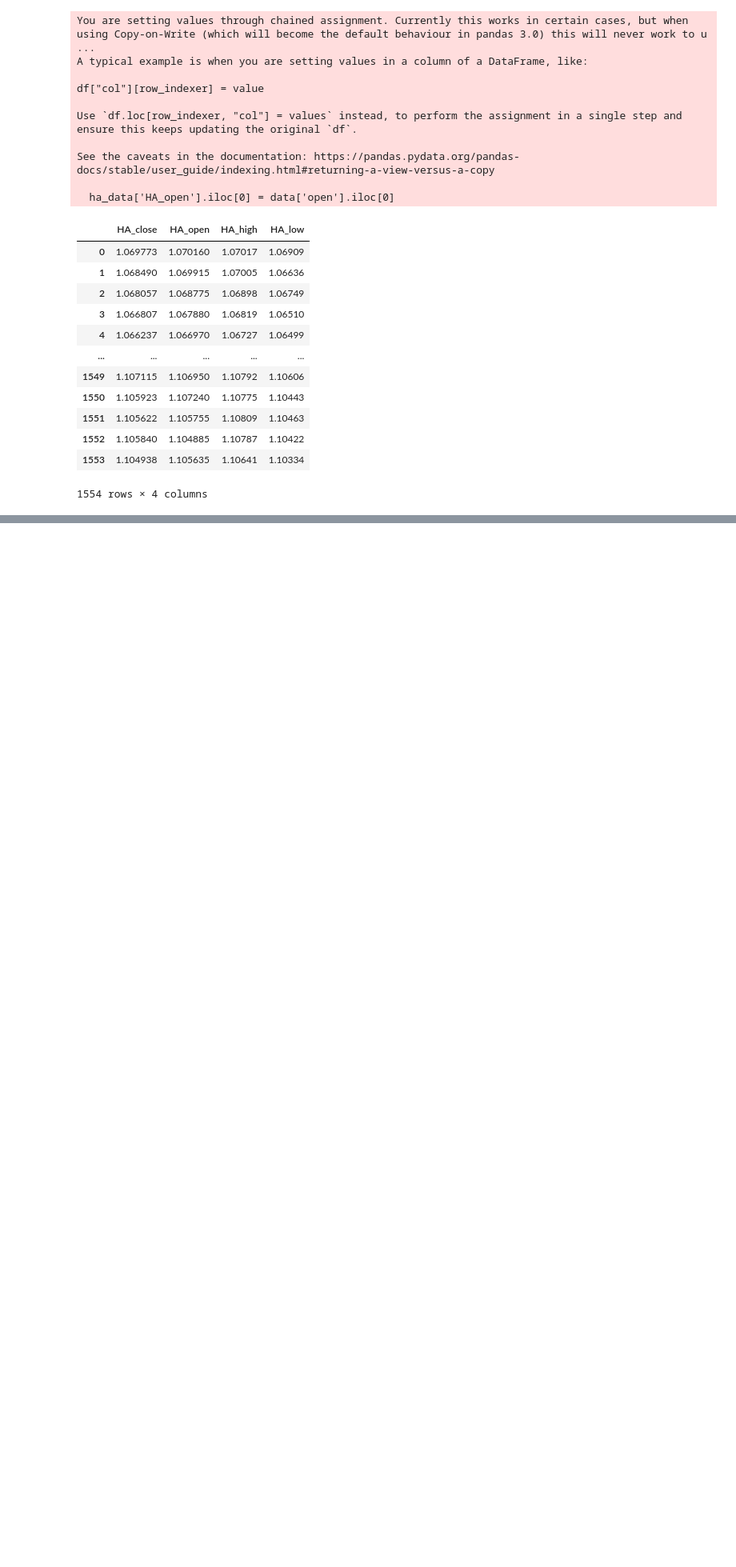
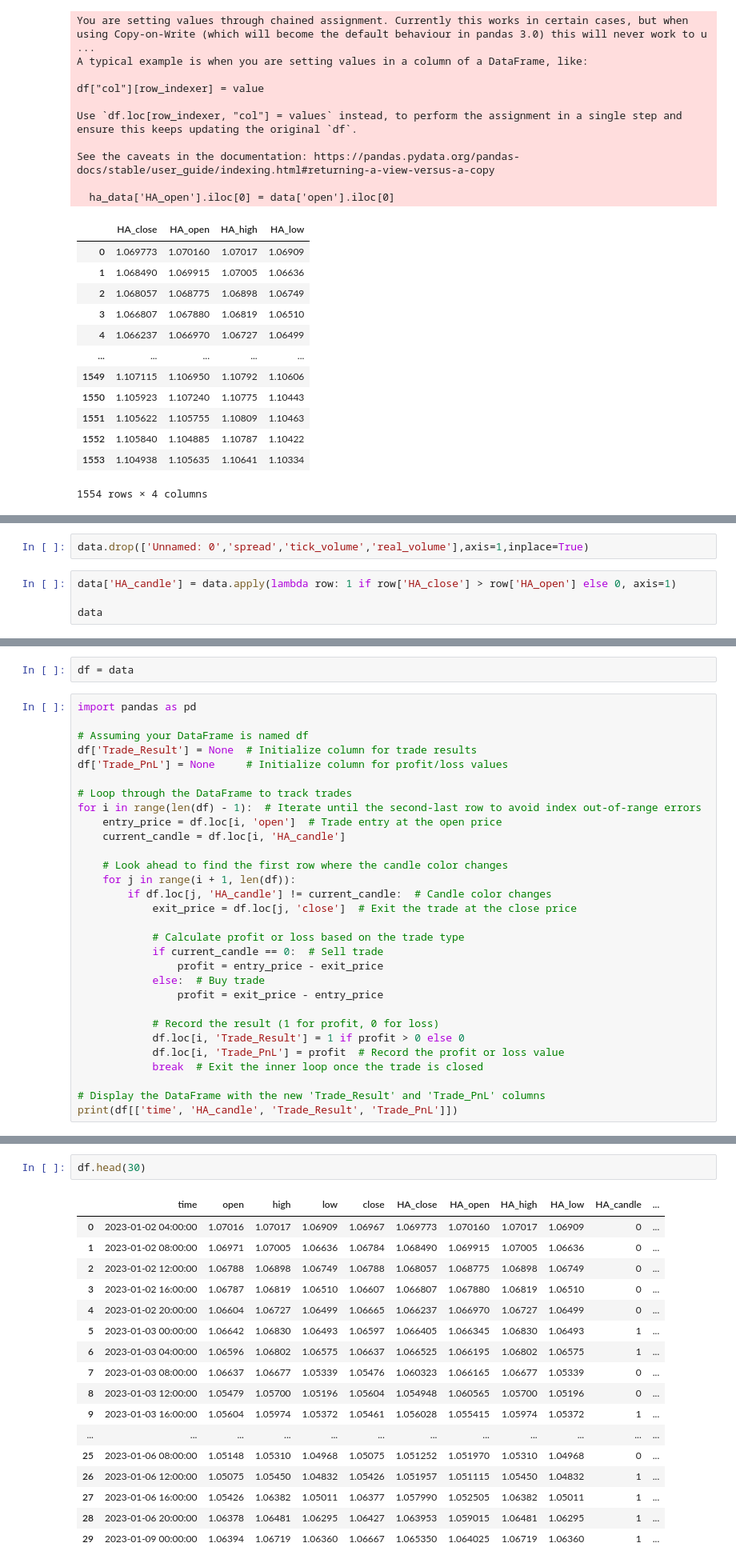
Before and after one commit to hevardhan/BullsEye---v5, a Jupyter notebook: ipynb s/ha.ipynb, the cells around one changed output, grey strips where cells are left out. Shown: that part at 80% size. Saved outputs shown, nothing was run; the diff lists cells and outputs as text; blank space fills up the shorter version.

```diff
--- a/ipynb s/ha.ipynb
+++ b/ipynb s/ha.ipynb
@@ -67,0 +89,6 @@ See the caveats in the documentation: https://pandas.pydata.org/pandas-docs/stab
+# %%
+data.drop(['Unnamed: 0','spread','tick_volume','real_volume'],axis=1,inplace=True)
+# %%
+data['HA_candle'] = data.apply(lambda row: 1 if row['HA_close'] > row['HA_open'] else 0, axis=1)
+
+data
@@ -67,0 +109,32 @@ See the caveats in the documentation: https://pandas.pydata.org/pandas-docs/stab
+# %%
+df = data
+# %%
+import pandas as pd
+
+# Assuming your DataFrame is named df
+df['Trade_Result'] = None  # Initialize column for trade results
+df['Trade_PnL'] = None     # Initialize column for profit/loss values
+
+# Loop through the DataFrame to track trades
+for i in range(len(df) - 1):  # Iterate until the second-last row to avoid index out-of-range errors
+    entry_price = df.loc[i, 'open']  # Trade entry at the open price
+    current_candle = df.loc[i, 'HA_candle']
+
+    # Look ahead to find the first row where the candle color changes
+    for j in range(i + 1, len(df)):
+        if df.loc[j, 'HA_candle'] != current_candle:  # Candle color changes
+            exit_price = df.loc[j, 'close']  # Exit the trade at the close price
+
+            # Calculate profit or loss based on the trade type
+            if current_candle == 0:  # Sell trade
+                profit = entry_price - exit_price
+            else:  # Buy trade
+                profit = exit_price - entry_price
+
+            # Record the result (1 for profit, 0 for loss)
+            df.loc[i, 'Trade_Result'] = 1 if profit > 0 else 0
+            df.loc[i, 'Trade_PnL'] = profit  # Record the profit or loss value
+            break  # Exit the inner loop once the trade is closed
+
+# Display the DataFrame with the new 'Trade_Result' and 'Trade_PnL' columns
+print(df[['time', 'HA_candle', 'Trade_Result', 'Trade_PnL']])
@@ -67,0 +156,20 @@ See the caveats in the documentation: https://pandas.pydata.org/pandas-docs/stab
+# %%
+df.head(30)
+# %% [output]
+|  | time | open | high | low | close | HA_close | HA_open | HA_high | HA_low | HA_candle | ... |
+| 0 | 2023-01-02 04:00:00 | 1.07016 | 1.07017 | 1.06909 | 1.06967 | 1.069773 | 1.070160 | 1.07017 | 1.06909 | 0 | ... |
+| 1 | 2023-01-02 08:00:00 | 1.06971 | 1.07005 | 1.06636 | 1.06784 | 1.068490 | 1.069915 | 1.07005 | 1.06636 | 0 | ... |
+| 2 | 2023-01-02 12:00:00 | 1.06788 | 1.06898 | 1.06749 | 1.06788 | 1.068057 | 1.068775 | 1.06898 | 1.06749 | 0 | ... |
+| 3 | 2023-01-02 16:00:00 | 1.06787 | 1.06819 | 1.06510 | 1.06607 | 1.066807 | 1.067880 | 1.06819 | 1.06510 | 0 | ... |
+| 4 | 2023-01-02 20:00:00 | 1.06604 | 1.06727 | 1.06499 | 1.06665 | 1.066237 | 1.066970 | 1.06727 | 1.06499 | 0 | ... |
+| 5 | 2023-01-03 00:00:00 | 1.06642 | 1.06830 | 1.06493 | 1.06597 | 1.066405 | 1.066345 | 1.06830 | 1.06493 | 1 | ... |
+| 6 | 2023-01-03 04:00:00 | 1.06596 | 1.06802 | 1.06575 | 1.06637 | 1.066525 | 1.066195 | 1.06802 | 1.06575 | 1 | ... |
+| 7 | 2023-01-03 08:00:00 | 1.06637 | 1.06677 | 1.05339 | 1.05476 | 1.060323 | 1.066165 | 1.06677 | 1.05339 | 0 | ... |
+| 8 | 2023-01-03 12:00:00 | 1.05479 | 1.05700 | 1.05196 | 1.05604 | 1.054948 | 1.060565 | 1.05700 | 1.05196 | 0 | ... |
+| 9 | 2023-01-03 16:00:00 | 1.05604 | 1.05974 | 1.05372 | 1.05461 | 1.056028 | 1.055415 | 1.05974 | 1.05372 | 1 | ... |
+| ... | ... | ... | ... | ... | ... | ... | ... | ... | ... | ... | ... |
+| 25 | 2023-01-06 08:00:00 | 1.05148 | 1.05310 | 1.04968 | 1.05075 | 1.051252 | 1.051970 | 1.05310 | 1.04968 | 0 | ... |
+| 26 | 2023-01-06 12:00:00 | 1.05075 | 1.05450 | 1.04832 | 1.05426 | 1.051957 | 1.051115 | 1.05450 | 1.04832 | 1 | ... |
+| 27 | 2023-01-06 16:00:00 | 1.05426 | 1.06382 | 1.05011 | 1.06377 | 1.057990 | 1.052505 | 1.06382 | 1.05011 | 1 | ... |
+| 28 | 2023-01-06 20:00:00 | 1.06378 | 1.06481 | 1.06295 | 1.06427 | 1.063953 | 1.059015 | 1.06481 | 1.06295 | 1 | ... |
+| 29 | 2023-01-09 00:00:00 | 1.06394 | 1.06719 | 1.06360 | 1.06667 | 1.065350 | 1.064025 | 1.06719 | 1.06360 | 1 | ... |
```
Also changed, not shown: parts of 6 cells of this notebook.
